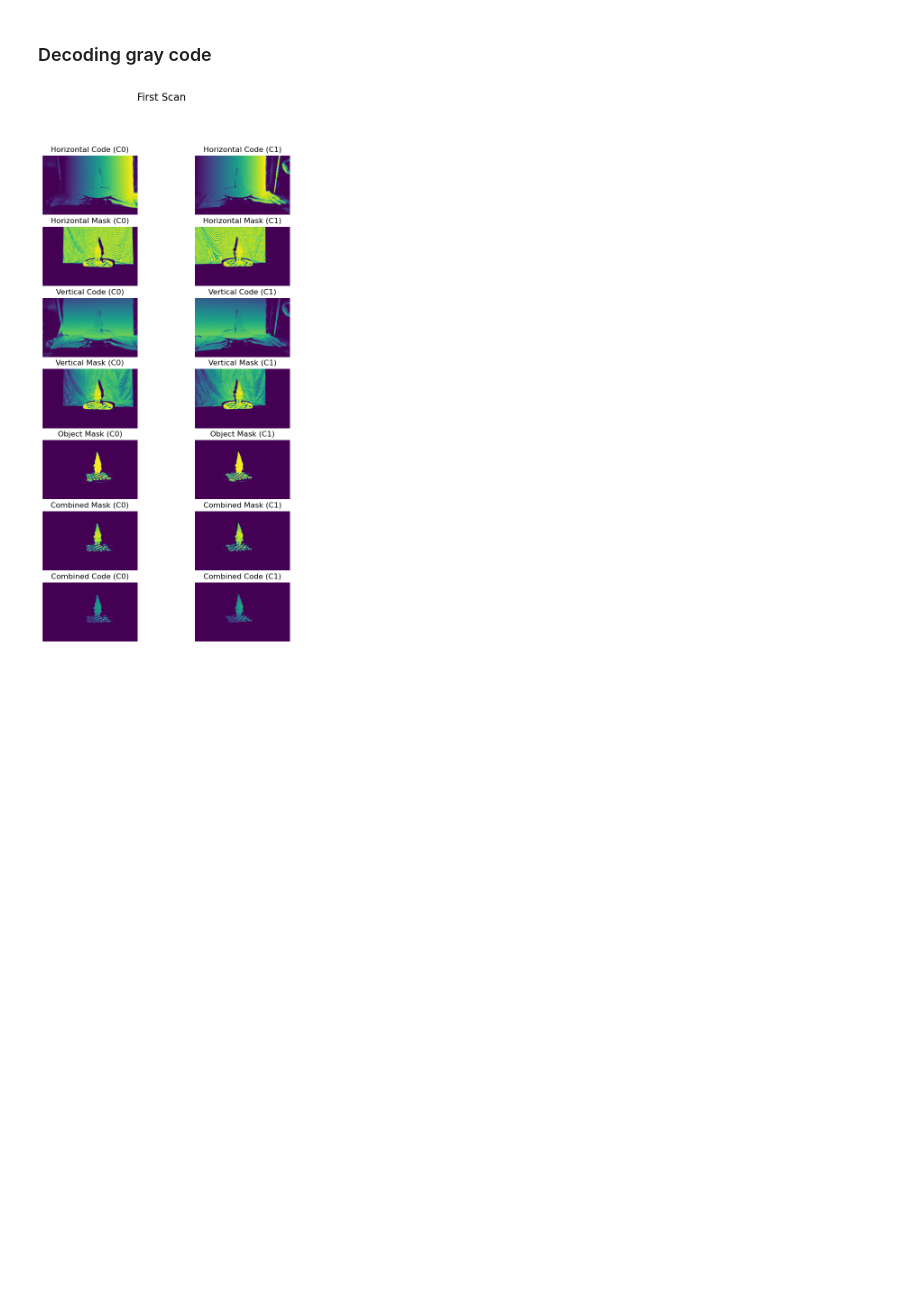
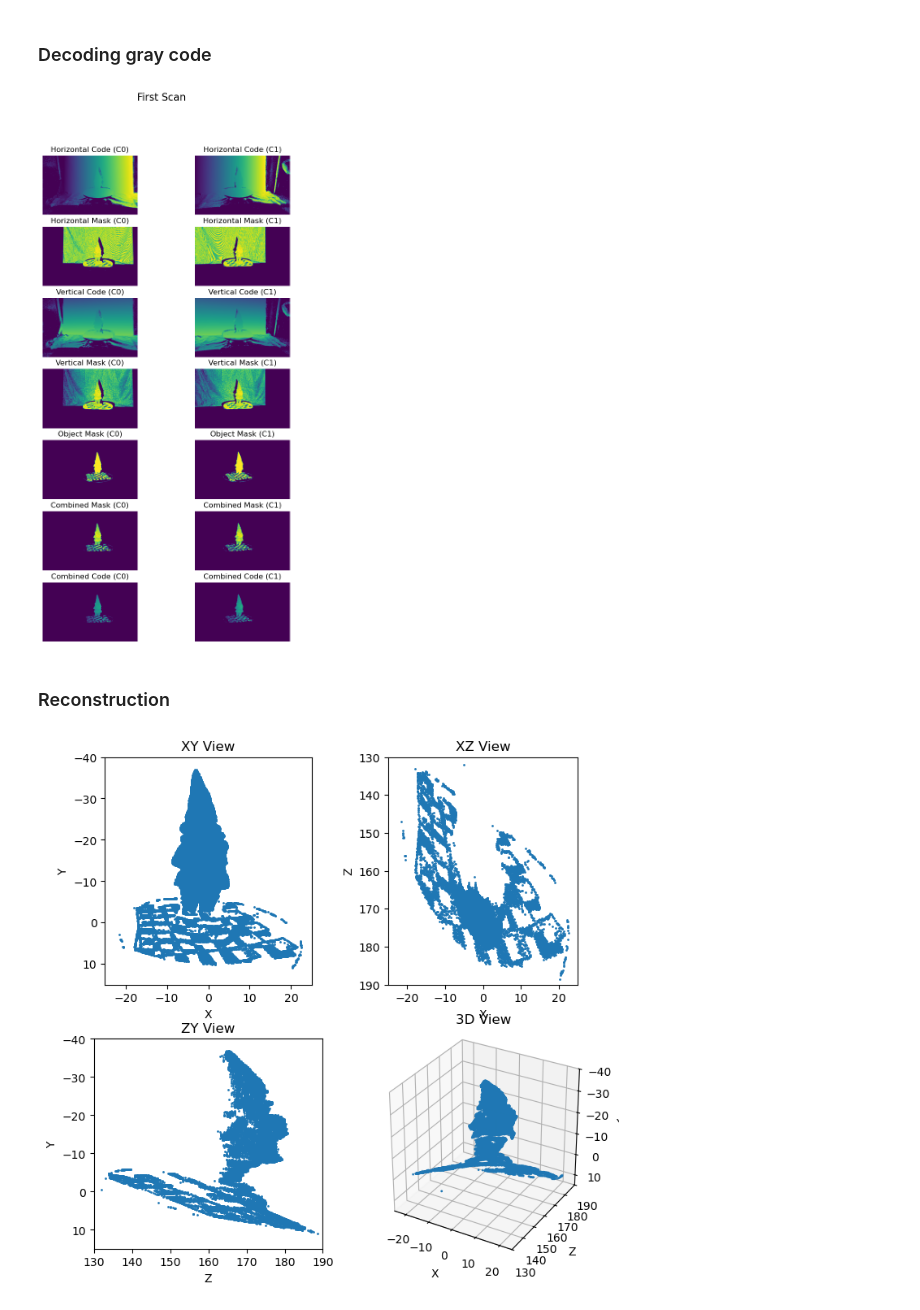
Before and after one commit to KevinPNguy01/3D-Model-Reconstruction, a Jupyter notebook: main.ipynb, the cells around one changed output. Cells and saved outputs as stored; diff of their text form; code cells hidden in the pictures; blank space fills up the shorter version.

Commit message:
Reconstruct points and save RGB values

```diff
--- a/main.ipynb
+++ b/main.ipynb
@@ -211,8 +207,10 @@ def get_masked_code(folder, code_threshold, object_threshold, display=False):
             axis.axis('off')
         plt.show()
 
-    return C0, C1
+    return C0, C1, M0, M1
 # %%
-C0, C1 = get_masked_code("./david/grab_0", 0.005, 0.15, display=True)
+C0, C1, M0, M1 = get_masked_code("./david/grab_0", 0.005, 0.15, display=True)
 # %% [output]
 [figure]
+# %% [markdown]
+### Reconstruction
@@ -218,0 +341,15 @@ C0, C1 = get_masked_code("./david/grab_0", 0.005, 0.15, display=True)
+# %%
+fid = open('calibration.pickle','rb')
+data = pickle.load(fid)
+fid.close()
+
+f = data['f']
+c = data['c']
+R1 = data["C0"]["R"]
+R2 = data["C1"]["R"]
+t1 = data["C0"]["t"]
+t2 = data["C1"]["t"]
+
+camL = Camera(f, c, makerotation(*R1.flatten()), t1)
+camR = Camera(f, c, makerotation(*R2.flatten()), t2)
+pts2L, pts2R, pts3, rgb = reconstruct("./david/grab_0/color_C0_01_u.png", "./david/grab_0/color_C1_01_u.png", C0, C1, M0, M1, camL, camR)
@@ -218,0 +402,4 @@ C0, C1 = get_masked_code("./david/grab_0", 0.005, 0.15, display=True)
+# %%
+visualize(pts3)
+# %% [output]
+[figure, added]
```
Also changed, not shown: parts of 4 cells of this notebook, 3 other files.
